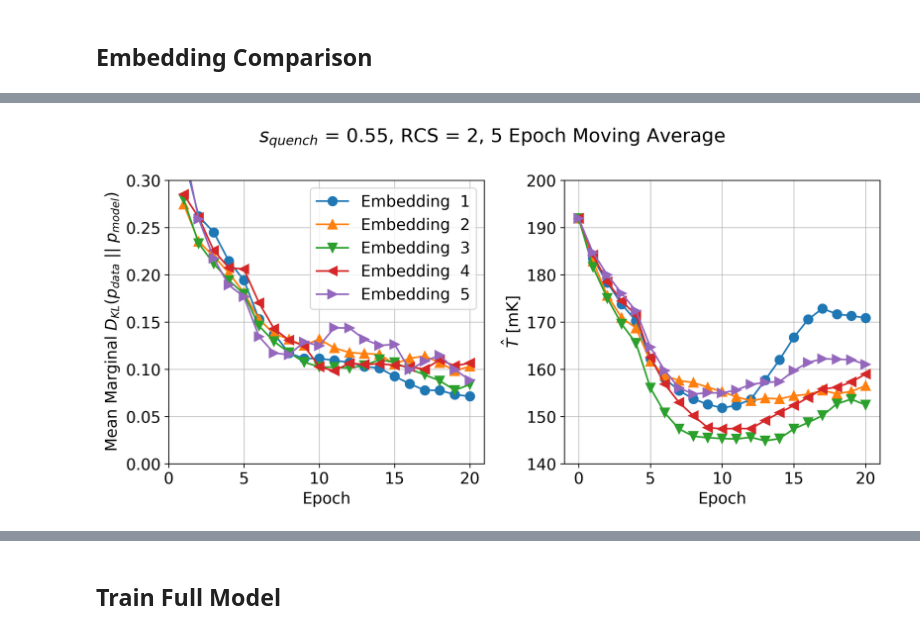
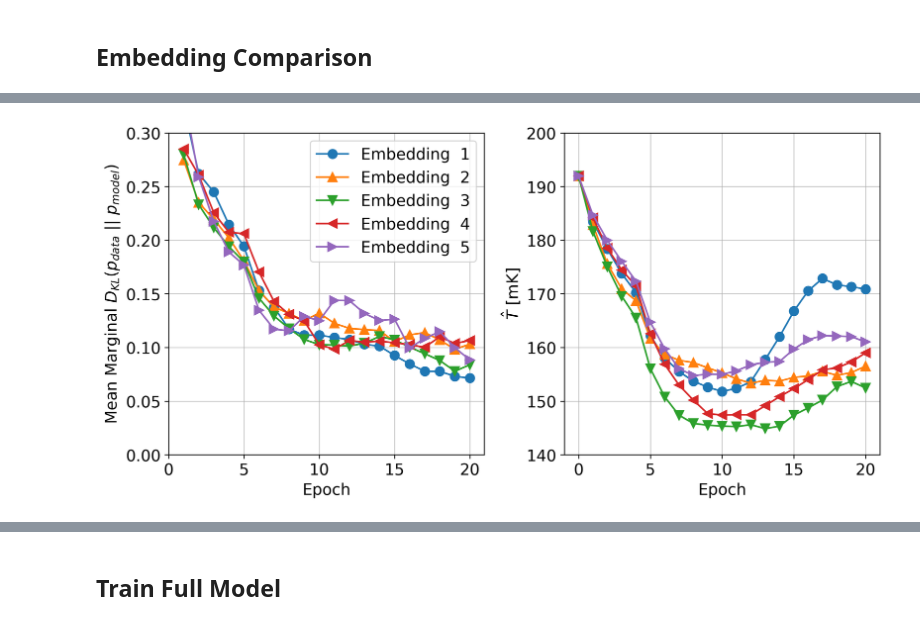
Before and after one commit to cameronperot/qbm-quant-finance, a Jupyter notebook: notebooks/qbm_log_returns.ipynb, the cells around one changed output, grey strips where cells are left out. Drawn from its saved outputs; the diff is of its cells as text; code cells hidden in the pictures.

```diff
--- a/notebooks/qbm_log_returns.ipynb
+++ b/notebooks/qbm_log_returns.ipynb
@@ -423,7 +417,7 @@ for i, ((s_quench, relative_chain_strength), dkl) in enumerate(dkls_rcs.items())
     ax[0].plot(
         range(1, len(dkl) + 1),
         smooth(dkl),
-        label=f"RCS = {relative_chain_strength}",
+        label=fr"$\gamma_{{r}} = {relative_chain_strength}$",
         markersize=8,
         marker=markers[i],
         color=colors[i],
@@ -436,7 +430,7 @@ for i, ((s_quench, relative_chain_strength), betas) in enumerate(beta_rcs.items(
         marker=markers[i],
         color=colors[i],
     )
-fig.suptitle("Embedding 1, $s_{quench}$ = 0.55, 5 Epoch Moving Average")
+# fig.suptitle("Embedding 1, $s_{quench}$ = 0.55, 5 Epoch Moving Average")
 ax[0].set_ylabel(r"Mean Marginal $D_{KL}(p_{data} \ || \ p_{model})$")
 ax[1].set_ylabel(r"$\hat{T}$ [mK]")
 ax[0].set_xlabel("Epoch")
@@ -465,10 +459,7 @@ for s_quench in [0.5, 0.55, 0.6]:
             model_name = f"model-s_freeze={s_freeze:.2f}-s_quench={s_quench:.2f}-rcs={relative_chain_strength:.2f}"
         else:
             model_name = f"model-s_freeze={s_freeze:.2f}-s_quench={s_quench:.2f}-rcs={relative_chain_strength}"
-        model_path = (
-            models_dir
-            / f"embedding_{embedding_id:02}/{model_name}.pkl"
-        )
+        model_path = models_dir / f"embedding_{embedding_id:02}/{model_name}.pkl"
         models_s_quench[s_quench, relative_chain_strength] = BQRBM.load(model_path)
 
 dkls_s_quench = {}
@@ -584,10 +575,7 @@ for embedding_id in [1, 2, 3, 4, 5]:
         model_name = f"model-s_freeze={s_freeze:.2f}-s_quench={s_quench:.2f}-rcs={relative_chain_strength:.2f}"
     else:
         model_name = f"model-s_freeze={s_freeze:.2f}-s_quench={s_quench:.2f}-rcs={relative_chain_strength}"
-    model_path = (
-        models_dir
-        / f"embedding_{embedding_id:02}/{model_name}.pkl"
-    )
+    model_path = models_dir / f"embedding_{embedding_id:02}/{model_name}.pkl"
     if train_model:
         print(model_path)
         if model_path.exists():
@@ -644,10 +632,7 @@ embedding_ids = [1, 2, 3, 4, 5]
 relative_chain_strength = 2.0
 for embedding_id in embedding_ids:
     model_name = f"model-s_freeze={s_freeze:.2f}-s_quench={s_quench:.2f}-rcs={relative_chain_strength:.2f}"
-    model_path = (
-        models_dir
-        / f"embedding_{embedding_id:02}/{model_name}.pkl"
-    )
+    model_path = models_dir / f"embedding_{embedding_id:02}/{model_name}.pkl"
     models_embeddings[embedding_id] = BQRBM.load(model_path)
 
 dkls_embeddings = {}
@@ -688,35 +673,33 @@ colors = [
 for i, (embedding_id, dkl) in enumerate(dkls_embeddings.items()):
     ax[0].plot(
         range(1, len(dkl) + 1),
         smooth(dkl),
         label=f"Embedding {embedding_id:2}",
         markersize=8,
         marker=markers[i],
         color=colors[i],
     )
-for i, (embedding_id, betas) in enumerate(
-    beta_embeddings.items()
-):
+for i, (embedding_id, betas) in enumerate(beta_embeddings.items()):
     ax[1].plot(
         range(len(betas)),
         smooth(1 / k_B / np.array(betas) * 1000),
         markersize=8,
         marker=markers[i],
         color=colors[i],
     )
-fig.suptitle("$s_{quench}$ = 0.55, RCS = 2, 5 Epoch Moving Average")
+# fig.suptitle("$s_{quench}$ = 0.55, RCS = 2, 5 Epoch Moving Average")
 ax[0].set_ylabel(r"Mean Marginal $D_{KL}(p_{data} \ || \ p_{model})$")
 ax[1].set_ylabel(r"$\hat{T}$ [mK]")
 ax[0].set_xlabel("Epoch")
 ax[1].set_xlabel("Epoch")
 ax[0].set_xticks(np.arange(0, 25, 5))
 ax[1].set_xticks(np.arange(0, 25, 5))
 ax[1].set_yticks(np.arange(140, 210, 10))
 ax[0].set_ylim((0, 0.3))
 ax[0].grid(alpha=0.7)
 ax[1].grid(alpha=0.7)
 ax[0].legend()
 plt.tight_layout()
 plt.savefig(plots_dir / "embedding_comparison.png")
 # %% [output]
-[figure, old version]
+[figure, new version]
```
Also changed, not shown: parts of 28 cells of this notebook, 10 other files.
